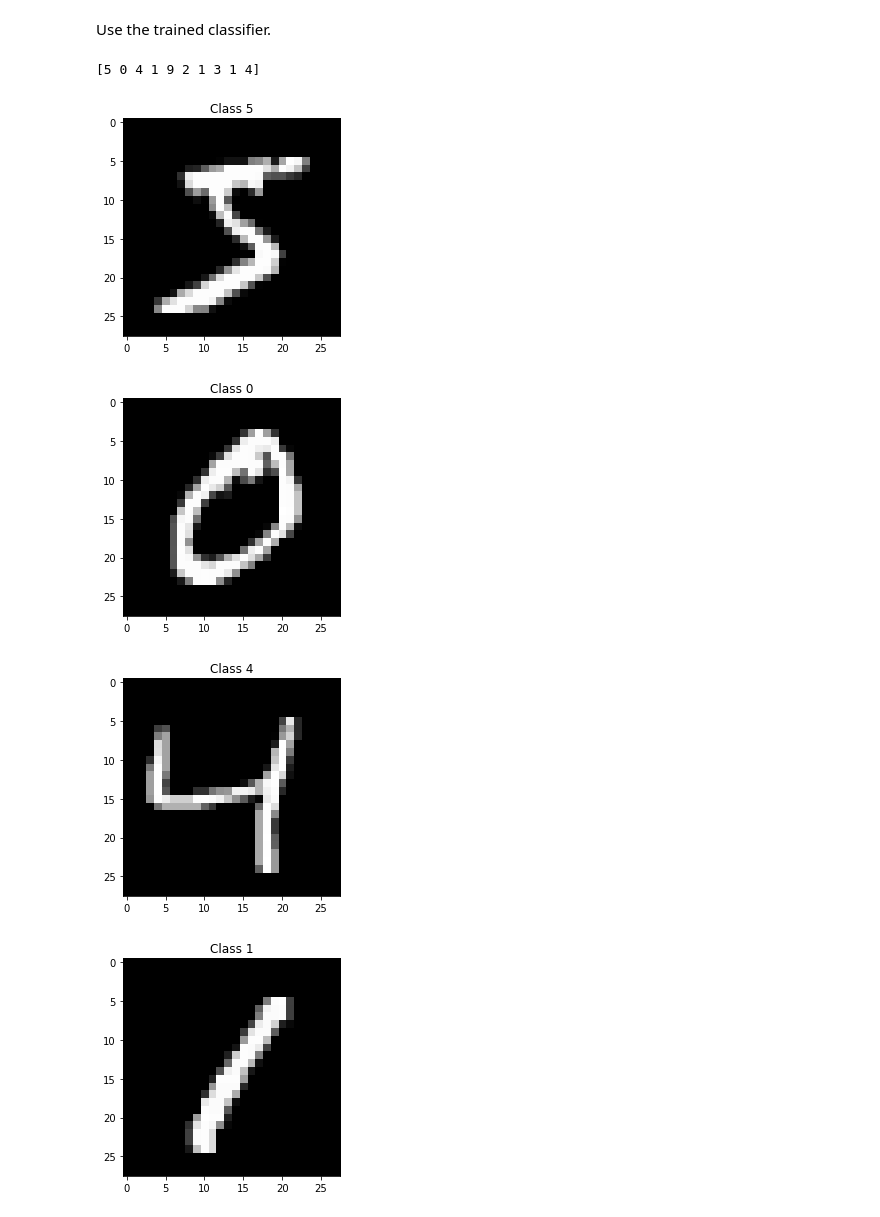
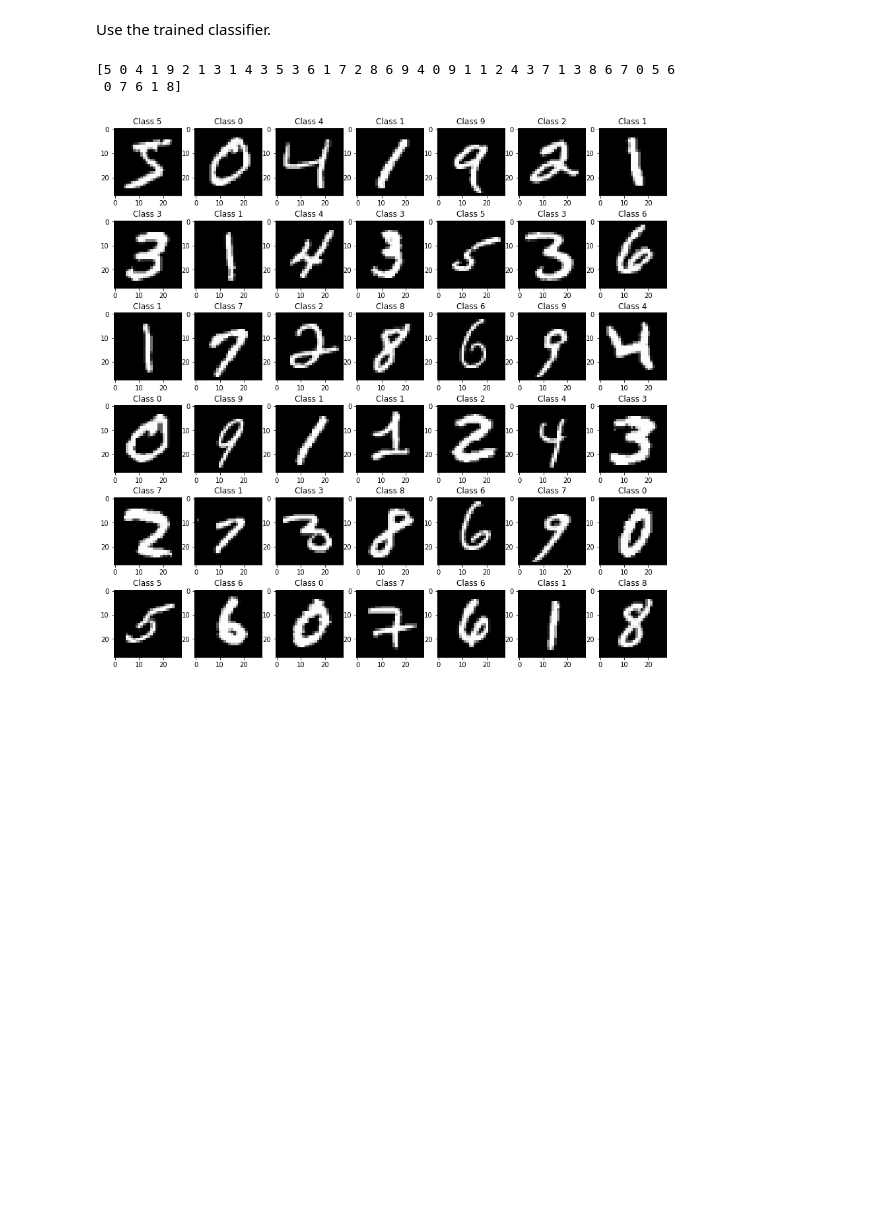
Before and after one commit to fogfish/tf-workspace, a Jupyter notebook: TensorFlow-MNIST-Tutorial.ipynb, the cells around one changed output. Cells and saved outputs as stored; diff of their text form; code cells hidden in the pictures; blank space fills up the shorter version.

Commit message:
Update visualization of mnist

```diff
--- a/TensorFlow-MNIST-Tutorial.ipynb
+++ b/TensorFlow-MNIST-Tutorial.ipynb
@@ -118,24 +118,27 @@ print(value)
 Use the trained classifier.
 # %%
 classify = tf.argmax(y,1)
-labels = session.run(classify, feed_dict={x: mnist.validation.images[:10]})
+size   = 42
+labels = session.run(classify, feed_dict={x: mnist.validation.images[:size]})
 
 print(labels)
 # %% [output]
-[5 0 4 1 9 2 1 3 1 4]
+[5 0 4 1 9 2 1 3 1 4 3 5 3 6 1 7 2 8 6 9 4 0 9 1 1 2 4 3 7 1 3 8 6 7 0 5 6
+ 0 7 6 1 8]
 # %%
 import matplotlib.pyplot as plt
 import numpy as np
 
-for i in range(0,10):
+plt.figure(figsize=(15, 15))
+for i in range(0,size):
+    plt.subplot(6, 7, i + 1)
+
     pixels = np.array(mnist.validation.images[i], dtype='float32')
     pixels = pixels.reshape((28, 28))
 
     plt.title('Class {label}'.format(label=labels[i]))
     plt.imshow(pixels, cmap='gray')
-    plt.show()
+
+plt.show()
 # %% [output]
-[figure, old version]
+[figure, new version]
-[figure, removed]
-[figure, removed]
-[figure, removed]
```
Also changed, not shown: parts of 2 cells of this notebook.
